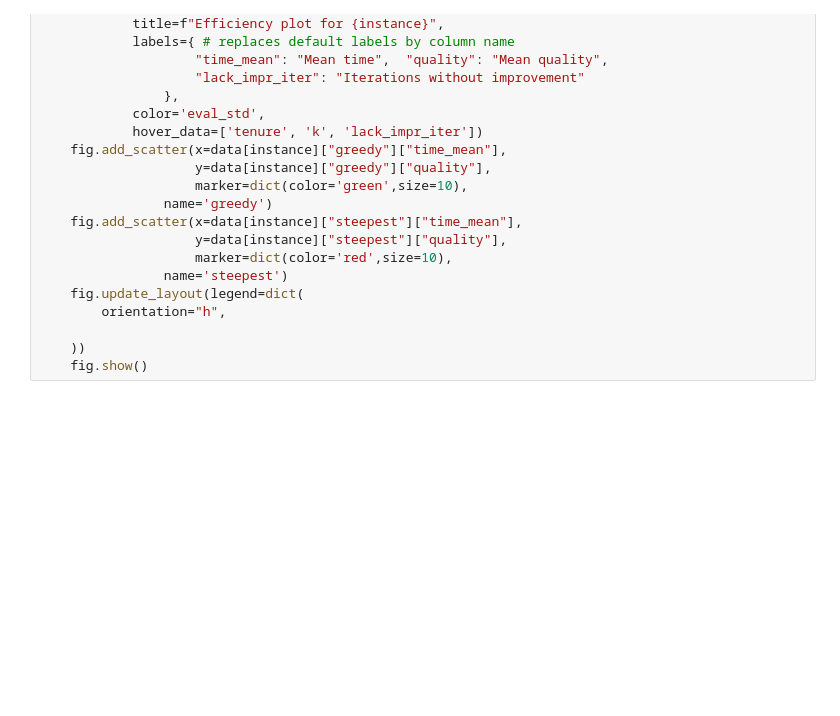
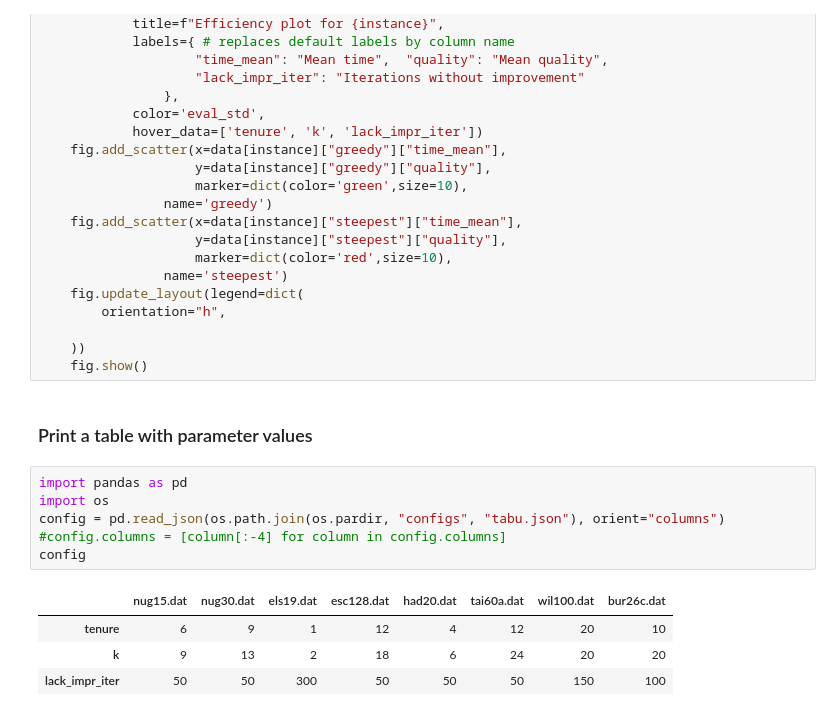
Before and after one commit to kapiblue/QAP-local-search, a Jupyter notebook: plotting/plot_tabu_gs.ipynb, the cells around one changed output. Drawn from its saved outputs; the diff is of its cells as text; blank space fills up the shorter version.

Commit message:
final tabu parameters

```diff
--- a/plotting/plot_tabu_gs.ipynb
+++ b/plotting/plot_tabu_gs.ipynb
@@ -138,3 +138,16 @@ for instance in data.keys():
 
     ))
     fig.show()
+# %% [markdown]
+### Print a table with parameter values
+# %%
+import pandas as pd
+import os
+config = pd.read_json(os.path.join(os.pardir, "configs", "tabu.json"), orient="columns")
+#config.columns = [column[:-4] for column in config.columns]
+config
+# %% [output]
+|  | nug15.dat | nug30.dat | els19.dat | esc128.dat | had20.dat | tai60a.dat | wil100.dat | bur26c.dat |
+| tenure | 6 | 9 | 1 | 12 | 4 | 12 | 20 | 10 |
+| k | 9 | 13 | 2 | 18 | 6 | 24 | 20 | 20 |
+| lack_impr_iter | 50 | 50 | 300 | 50 | 50 | 50 | 150 | 100 |
```
Also changed, not shown: parts of 1 cell of this notebook, 6 other files.
